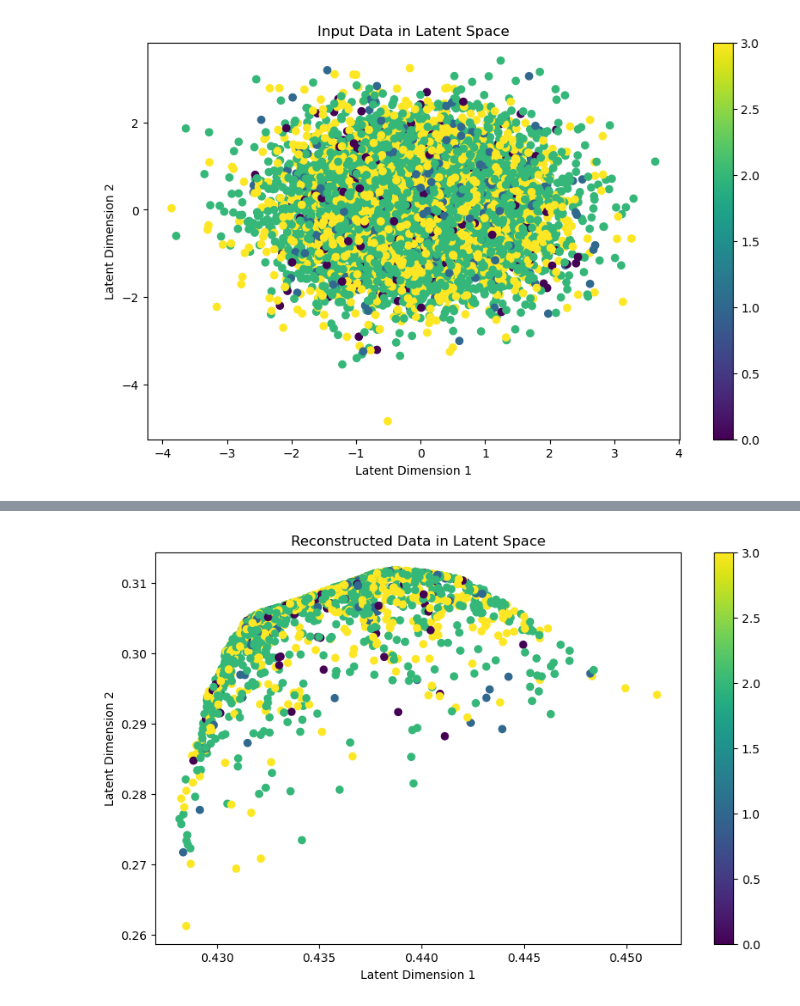
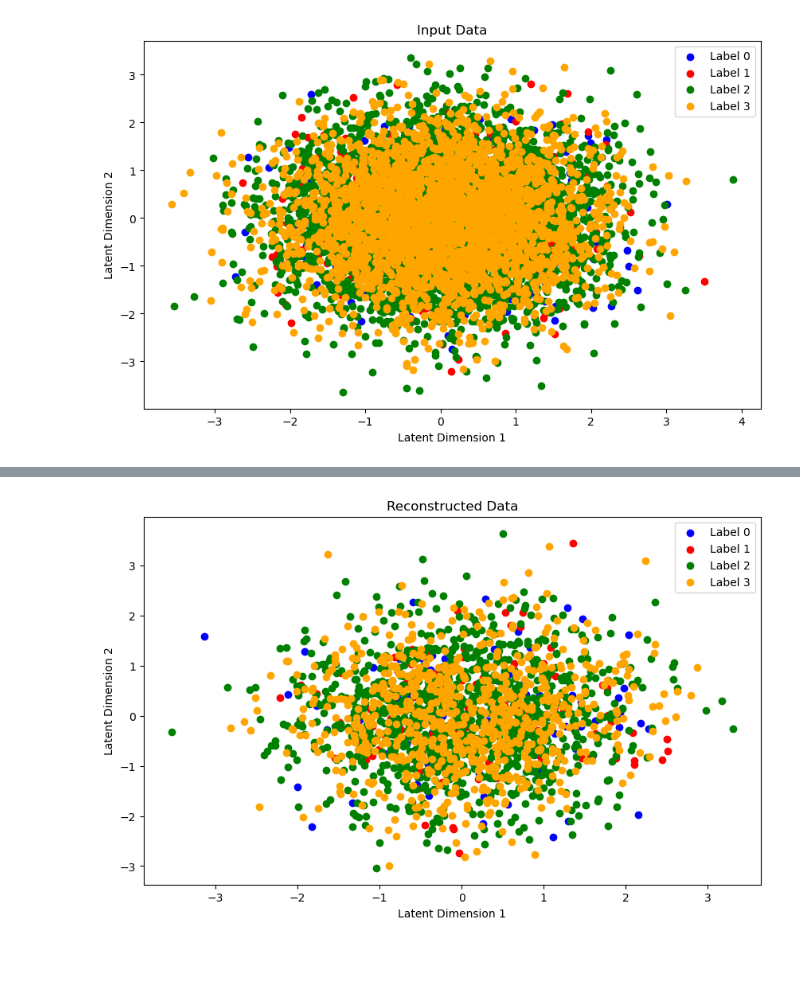
Before and after one commit to bruno4355/Diplomski-rad, a Jupyter notebook: exp.ipynb, the cells around one changed output, grey strips where cells are left out. Cells and saved outputs as stored; diff of their text form; code cells hidden in the pictures; blank space fills up the shorter version.

Commit message:
gridsearch, callbacks, correlation analysis

```diff
--- a/exp.ipynb
+++ b/exp.ipynb
@@ -138,6 +130,8 @@ features = pd.read_csv('features.csv')
 labels = pd.read_csv('labels.csv')
 (x_train, x_test, y_train, y_test) = train_test_split(features, labels, test_size=0.2, random_state=42)
 
+x_train_seq = x_train.values[:, 0]
+x_test_seq = x_test.values[:, 0]
 y_train_labels = y_train
 y_test_labels = y_test
 
@@ -147,8 +141,8 @@ y_test_labels = y_test
 #print(y_test)
 
 # Convert columns to NumPy arrays
-x_train_features = x_train.values
-x_test_features = x_test.values
+x_train_features = x_train.values[:, 1:]
+x_test_features = x_test.values[:, 1:]
 
 # Apply scaling to the features
 scaler = MinMaxScaler()
@@ -166,7 +210,11 @@ y_test = np.expand_dims(y_test, -1)
 # %%
 vae = VAE(encoder, decoder)
-vae.compile(optimizer=keras.optimizers.Adam())
-vae.fit(x_train, batch_size=128, epochs=5, validation_data=(x_test, y_test))
+vae.compile(optimizer=keras.optimizers.Adam(learning_rate = lr))
+
+reduce_lr = ReduceLROnPlateau(monitor='loss', factor=0.5, patience=3, verbose=1, min_lr=1e-6)
+early_stop = EarlyStopping(monitor='loss', patience=5, verbose=1, restore_best_weights=True)
+
+vae.fit(x_train, batch_size=bs, epochs=50, validation_data=(x_test, y_test), callbacks=[reduce_lr, early_stop])
 #vae.fit(x_train, batch_size=128, epochs=5, validation_data=(x_test, y_test, None))
 #vae.fit(x_train, batch_size=128, epochs=5)
 # %% [output]
@@ -269,28 +311,42 @@ plt.show()
 # %%
 import matplotlib.pyplot as plt
 
-def plot_data_latent_space(encoder, x_data, y_data):
-    _, _, z = encoder.predict(x_data)
-    plt.scatter(z[:, 0], z[:, 1], c=y_data)
-    plt.colorbar()
+def plot_input_data(encoder, x_data, y_data):
+    _, _, z_input = encoder.predict(x_data)
+    unique_labels = np.unique(y_data)
+    label_colors = ['blue', 'red', 'green', 'orange']
+
+    for label in unique_labels:
+        indices = np.where(y_data == label)[0]
+        plt.scatter(z_input[indices, 0], z_input[indices, 1], c=label_colors[label], label=f'Label {label}')
+
     plt.xlabel("Latent Dimension 1")
     plt.ylabel("Latent Dimension 2")
-    plt.title("Input Data in Latent Space")
+    plt.title("Input Data")
+    plt.legend()
     plt.show()
 
-def plot_reconstructed_latent_space(encoder, decoder, x_data, y_data):
+def plot_reconstructed_data(encoder, decoder, x_data, y_data):
     _, _, z = encoder.predict(x_data)
     reconstructed_data = decoder.predict(z)
-    plt.scatter(reconstructed_data[:, 0], reconstructed_data[:, 1], c=y_data)
-    plt.colorbar()
+    _, _, recon_data_lsp = encoder.predict(reconstructed_data)
+    unique_labels = np.unique(y_data)
+    label_colors = ['blue', 'red', 'green', 'orange']
+
+    for label in unique_labels:
+        indices = np.where(y_data == label)[0]
+        plt.scatter(recon_data_lsp[indices, 0], recon_data_lsp[indices, 1],
+                    c=label_colors[label], label=f'Label {label}')
+
     plt.xlabel("Latent Dimension 1")
     plt.ylabel("Latent Dimension 2")
-    plt.title("Reconstructed Data in Latent Space")
+    plt.title("Reconstructed Data")
+    plt.legend()
     plt.show()
 
 plt.figure(figsize=(10, 6))
-plot_data_latent_space(encoder, x_train, y_train)
+plot_input_data(encoder, x_train, y_train)
 
 plt.figure(figsize=(10, 6))
-plot_reconstructed_latent_space(encoder, decoder, x_test, y_test)
+plot_reconstructed_data(encoder, decoder, x_test, y_test)
 # %% [output]
@@ -298,3 +354,3 @@ plot_reconstructed_latent_space(encoder, decoder, x_test, y_test)
-[figure, old version]
+[figure, new version]
 66/66 [==============================] - 0s 1ms/step
 66/66 [==============================] - 0s 2ms/step
@@ -301 +358 @@ plot_reconstructed_latent_space(encoder, decoder, x_test, y_test)
-[figure, old version]
+[figure, new version]
```
Also changed, not shown: parts of 12 cells of this notebook, 10 other files.
